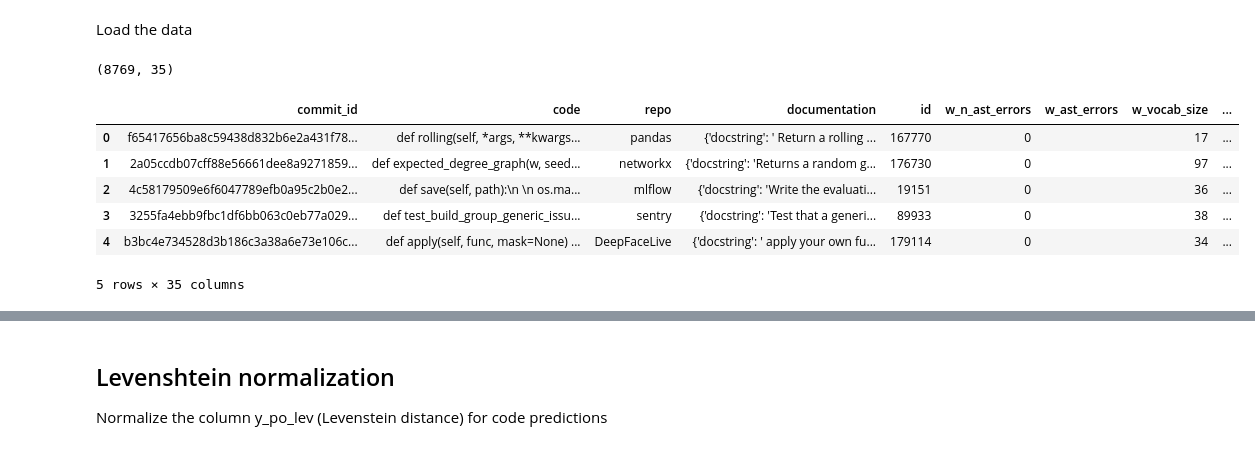
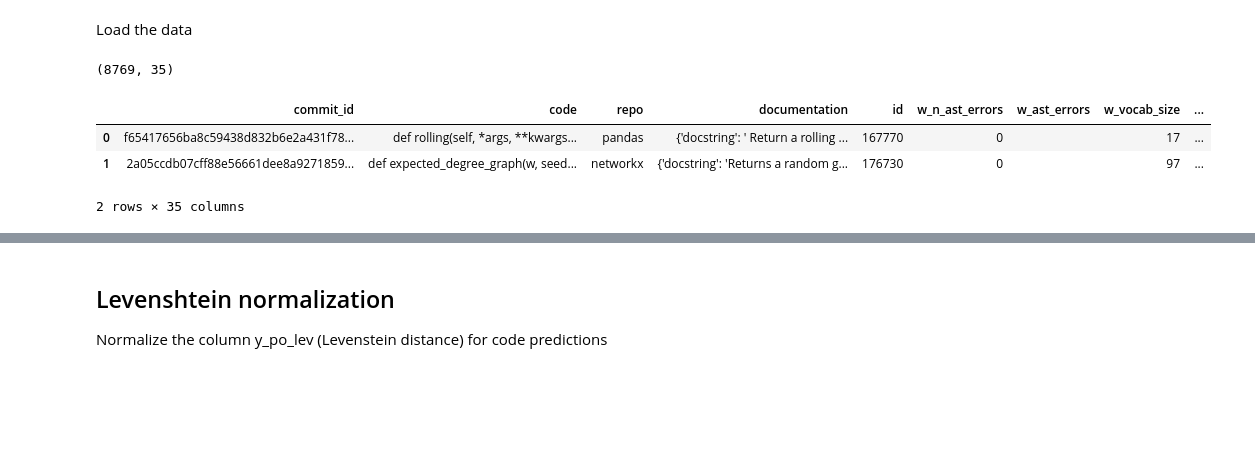
Before and after one commit to LeyliG/galeras-benchmark, a Jupyter notebook: docs/source/02_case_study_prompt_eng_propensity.ipynb, the cells around one changed output, grey strips where cells are left out. Saved outputs shown, nothing was run; the diff lists cells and outputs as text; code cells hidden in the pictures; blank space fills up the shorter version.

```diff
--- a/docs/source/02_case_study_prompt_eng_propensity.ipynb
+++ b/docs/source/02_case_study_prompt_eng_propensity.ipynb
@@ -68,27 +68,24 @@ Load the data
 # %%
 dataset = "semeru/causal-se"
 data_files="treatments.parquet"
 
 dataset = load_dataset(dataset, cache_dir="../../datax",
                        revision="main",
                        data_files=data_files
                        )
 
 dataset.set_format(type='pandas')
 
 # We are using training set configure from Huggingface
 treatments_df = dataset['train'][:]
 print(treatments_df.shape)
-treatments_df.head()
+treatments_df.head(2)
 # %% [output]
 (8769, 35)
 |  | commit_id | code | repo | documentation | id | w_n_ast_errors | w_ast_errors | w_vocab_size | ... |
 | 0 | f65417656ba8c59438d832b6e2a431f78... | def rolling(self, *args, **kwargs... | pandas | {'docstring': ' Return a rolling ... | 167770 | 0 |  | 17 | ... |
 | 1 | 2a05ccdb07cff88e56661dee8a9271859... | def expected_degree_graph(w, seed... | networkx | {'docstring': 'Returns a random g... | 176730 | 0 |  | 97 | ... |
-| 2 | 4c58179509e6f6047789efb0a95c2b0e2... | def save(self, path):\n \n os.ma... | mlflow | {'docstring': 'Write the evaluati... | 19151 | 0 |  | 36 | ... |
-| 3 | 3255fa4ebb9fbc1df6bb063c0eb77a029... | def test_build_group_generic_issu... | sentry | {'docstring': 'Test that a generi... | 89933 | 0 |  | 38 | ... |
-| 4 | b3bc4e734528d3b186c3a38a6e73e106c... | def apply(self, func, mask=None) ... | DeepFaceLive | {'docstring': ' apply your own fu... | 179114 | 0 |  | 34 | ... |
-5 rows × 35 columns
+2 rows × 35 columns
 # %%
 documentation_df = pd.concat([treatments_df['id'], treatments_df['code'], treatments_df['documentation'].apply(pd.Series)], axis=1)
 print(documentation_df.shape)
```
Also changed, not shown: parts of 2 cells of this notebook.
